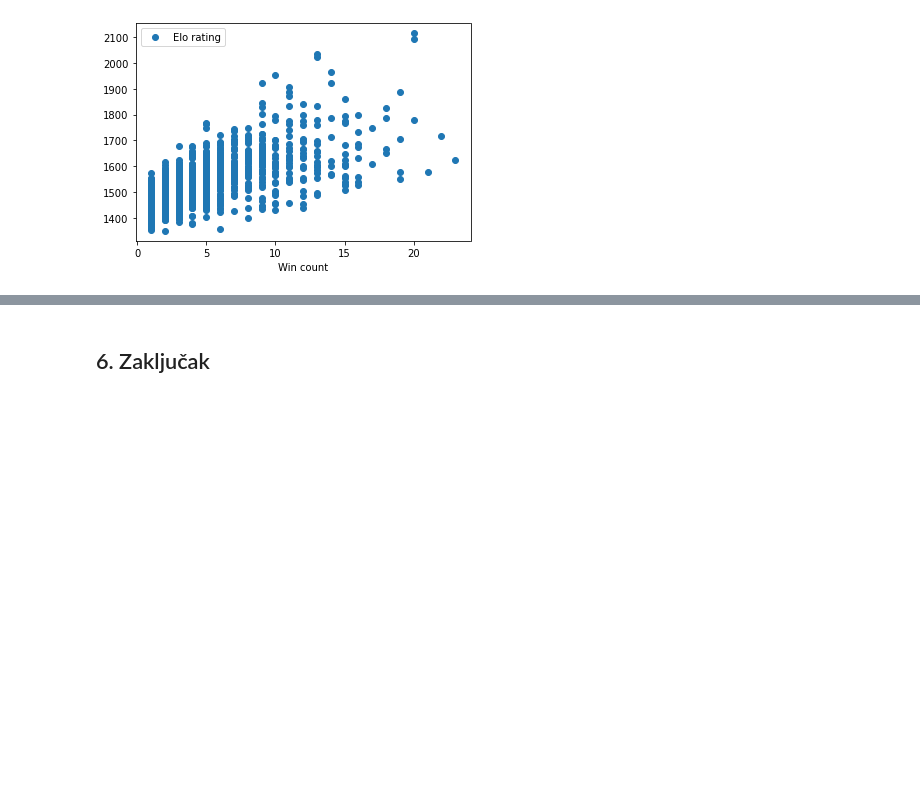
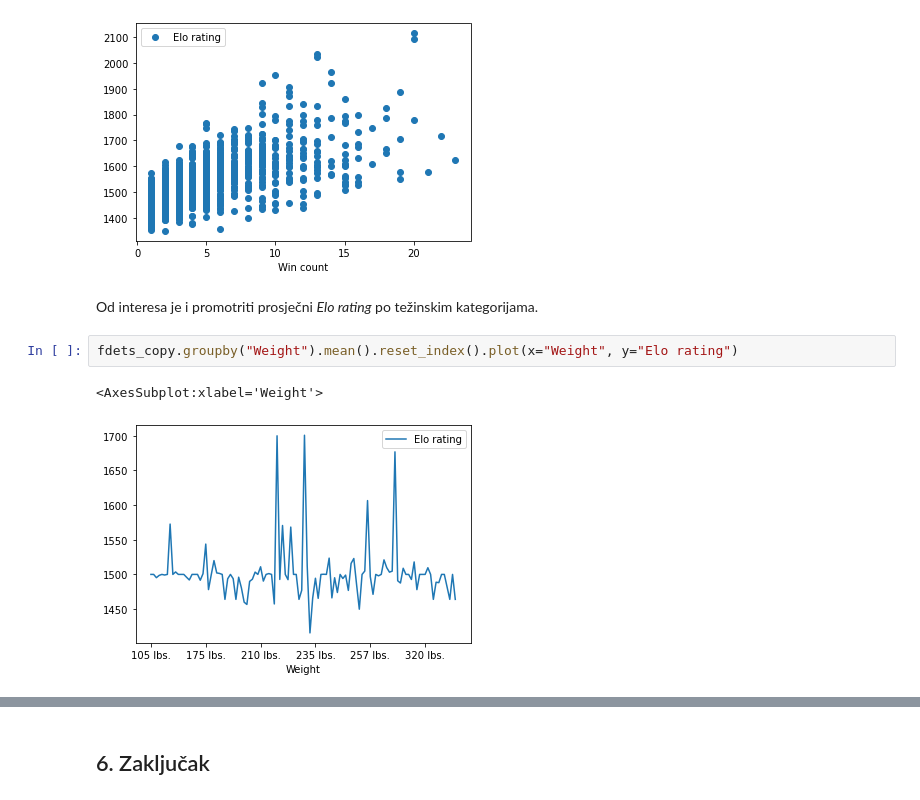
Before and after one commit to basioli-k/Elo-rating-for-UFC, a Jupyter notebook: Elo for UFC.ipynb, the cells around one changed output, grey strips where cells are left out. Saved outputs shown, nothing was run; the diff lists cells and outputs as text; blank space fills up the shorter version.

```diff
--- a/Elo for UFC.ipynb
+++ b/Elo for UFC.ipynb
@@ -431,3 +441,10 @@ plot_df.plot(x='Win count', y='Elo rating', style='o')
 # %% [output]
 <AxesSubplot:xlabel='Win count'>
 [figure]
+# %% [markdown]
+Od interesa je i promotriti prosječni <i> Elo rating</i> po težinskim kategorijama.
+# %%
+fdets_copy.groupby("Weight").mean().reset_index().plot(x="Weight", y="Elo rating")
+# %% [output]
+<AxesSubplot:xlabel='Weight'>
+[figure, added]
```
Also changed, not shown: parts of 40 cells of this notebook.
